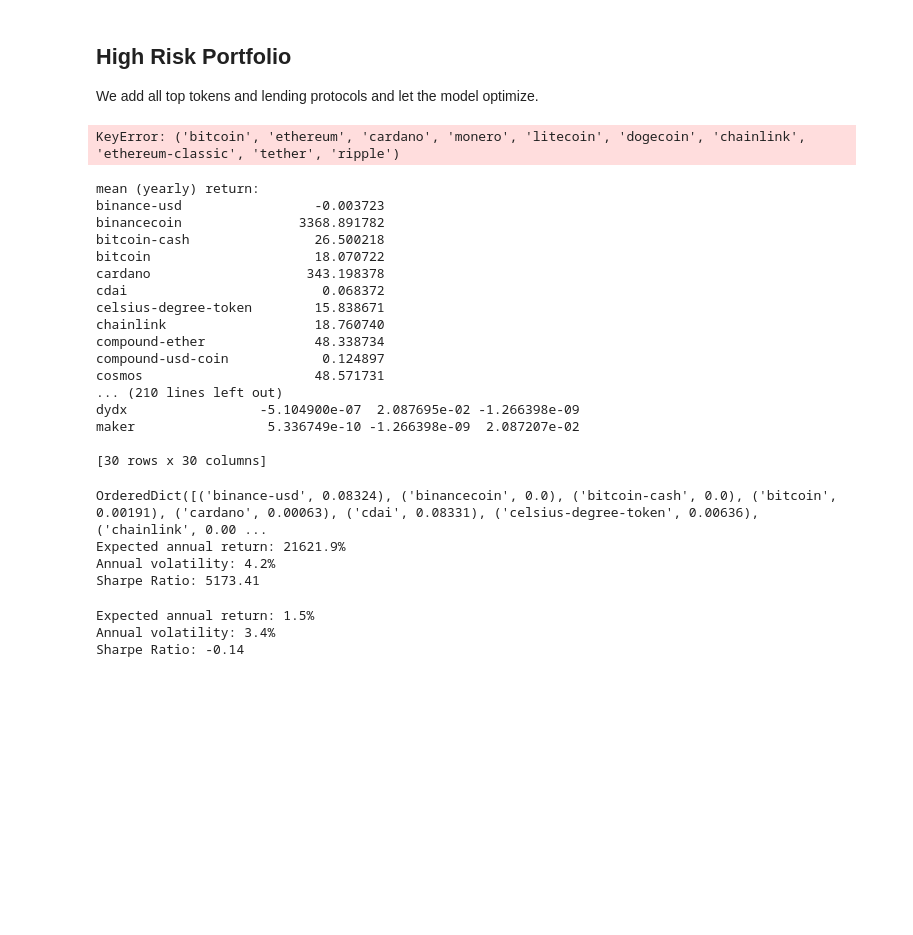
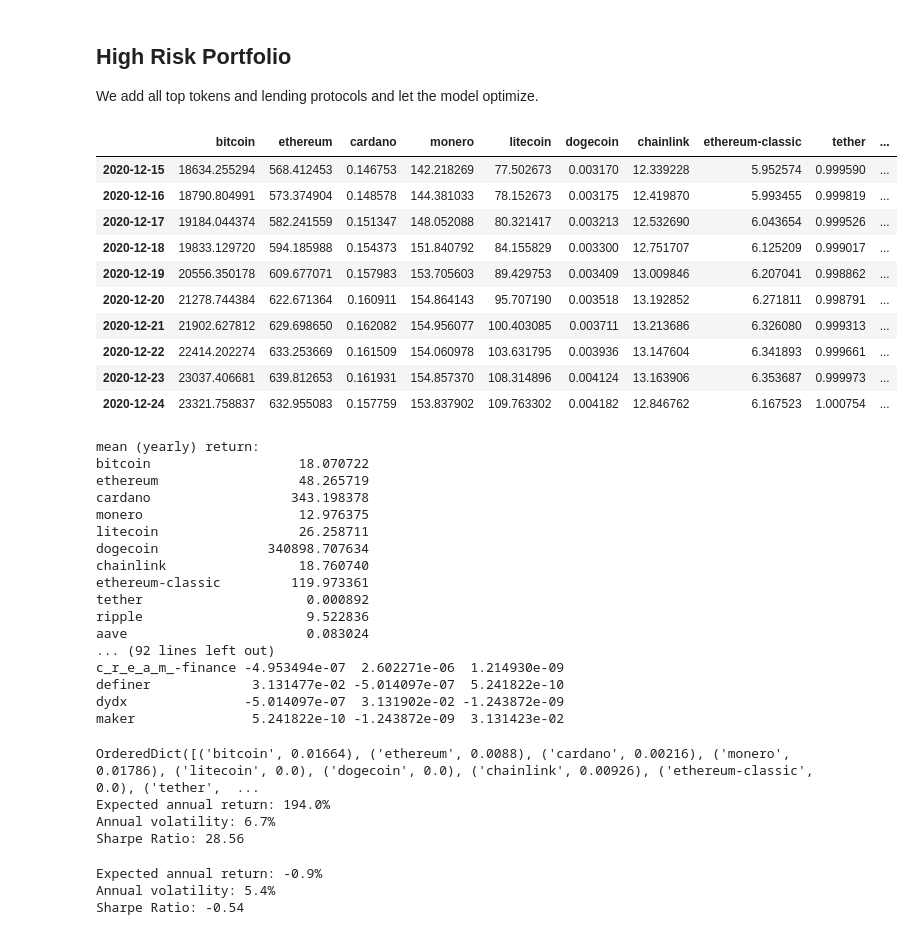
Before and after one commit to AffineLabs/contracts, a Jupyter notebook: notebook/adib/portfolio_opt.ipynb, the cells around one changed output. Saved outputs shown, nothing was run; the diff lists cells and outputs as text; code cells hidden in the pictures; blank space fills up the shorter version.

```diff
--- a/notebook/adib/portfolio_opt.ipynb
+++ b/notebook/adib/portfolio_opt.ipynb
@@ -498,16 +498,26 @@ Sharpe Ratio: 1.33
 We add all top tokens and lending protocols and let the model optimize.
 # %%
 # merge coin and amm datasets
-assets_df = pd.merge(coin_df["bitcoin", "ethereum", "cardano", "monero", "litecoin", "dogecoin",
-                             "chainlink", "ethereum-classic", "tether", "ripple"], amm_returns_df,
+assets_df = pd.merge(coin_df[["bitcoin", "ethereum", "cardano", "monero", "litecoin", "dogecoin",
+                             "chainlink", "ethereum-classic", "tether", "ripple"]], amm_returns_df,
                      left_index=True, right_index=True, how="inner")
 # split data into train and test
 train_df = assets_df[assets_df.index < datetime.strptime('2021-04-26', '%Y-%m-%d').date()]
 test_df = assets_df[assets_df.index >= datetime.strptime('2021-04-26', '%Y-%m-%d').date()]
 
 train_df.head(10)
 # %% [output]
-KeyError: ('bitcoin', 'ethereum', 'cardano', 'monero', 'litecoin', 'dogecoin', 'chainlink', 'ethereum-classic', 'tether', 'ripple')
+|  | bitcoin | ethereum | cardano | monero | litecoin | dogecoin | chainlink | ethereum-classic | tether | ... |
+| 2020-12-15 | 18634.255294 | 568.412453 | 0.146753 | 142.218269 | 77.502673 | 0.003170 | 12.339228 | 5.952574 | 0.999590 | ... |
+| 2020-12-16 | 18790.804991 | 573.374904 | 0.148578 | 144.381033 | 78.152673 | 0.003175 | 12.419870 | 5.993455 | 0.999819 | ... |
+| 2020-12-17 | 19184.044374 | 582.241559 | 0.151347 | 148.052088 | 80.321417 | 0.003213 | 12.532690 | 6.043654 | 0.999526 | ... |
+| 2020-12-18 | 19833.129720 | 594.185988 | 0.154373 | 151.840792 | 84.155829 | 0.003300 | 12.751707 | 6.125209 | 0.999017 | ... |
+| 2020-12-19 | 20556.350178 | 609.677071 | 0.157983 | 153.705603 | 89.429753 | 0.003409 | 13.009846 | 6.207041 | 0.998862 | ... |
+| 2020-12-20 | 21278.744384 | 622.671364 | 0.160911 | 154.864143 | 95.707190 | 0.003518 | 13.192852 | 6.271811 | 0.998791 | ... |
+| 2020-12-21 | 21902.627812 | 629.698650 | 0.162082 | 154.956077 | 100.403085 | 0.003711 | 13.213686 | 6.326080 | 0.999313 | ... |
+| 2020-12-22 | 22414.202274 | 633.253669 | 0.161509 | 154.060978 | 103.631795 | 0.003936 | 13.147604 | 6.341893 | 0.999661 | ... |
+| 2020-12-23 | 23037.406681 | 639.812653 | 0.161931 | 154.857370 | 108.314896 | 0.004124 | 13.163906 | 6.353687 | 0.999973 | ... |
+| 2020-12-24 | 23321.758837 | 632.955083 | 0.157759 | 153.837902 | 109.763302 | 0.004182 | 12.846762 | 6.167523 | 1.000754 | ... |
 # %%
 # expected return
 mu = mean_historical_return(train_df, frequency=365)
@@ -523,22 +533,22 @@ ef.add_constraint(lambda w: w[0]+w[1] <= 0.2)
 ef.add_constraint(lambda w: w[-1] <= 0.05)
 # %% [output]
 mean (yearly) return:
-binance-usd                 -0.003723
-binancecoin               3368.891782
-bitcoin-cash                26.500218
-bitcoin                     18.070722
-cardano                    343.198378
-cdai                         0.068372
-celsius-degree-token        15.838671
-chainlink                   18.760740
-compound-ether              48.338734
-compound-usd-coin            0.124897
-cosmos                      48.571731
-... (210 lines left out)
-dydx                 -5.104900e-07  2.087695e-02 -1.266398e-09
-maker                 5.336749e-10 -1.266398e-09  2.087207e-02
-
-[30 rows x 30 columns]
+bitcoin                   18.070722
+ethereum                  48.265719
+cardano                  343.198378
+monero                    12.976375
+litecoin                  26.258711
+dogecoin              340898.707634
+chainlink                 18.760740
+ethereum-classic         119.973361
+tether                     0.000892
+ripple                     9.522836
+aave                       0.083024
+... (92 lines left out)
+c_r_e_a_m_-finance -4.953494e-07  2.602271e-06  1.214930e-09
+definer             3.131477e-02 -5.014097e-07  5.241822e-10
+dydx               -5.014097e-07  3.131902e-02 -1.243872e-09
+maker               5.241822e-10 -1.243872e-09  3.131423e-02
 # %%
 weights = ef.efficient_return(target_return=.20)
 cleaned_weights = ef.clean_weights()
@@ -548,10 +558,10 @@ _ = portfolio_performance(
     weights, mu, S, verbose=True, risk_free_rate=0.02
 )
 # %% [output]
-OrderedDict([('binance-usd', 0.08324), ('binancecoin', 0.0), ('bitcoin-cash', 0.0), ('bitcoin', 0.00191), ('cardano', 0.00063), ('cdai', 0.08331), ('celsius-degree-token', 0.00636), ('chainlink', 0.00 ...
-Expected annual return: 21621.9%
-Annual volatility: 4.2%
-Sharpe Ratio: 5173.41
+OrderedDict([('bitcoin', 0.01664), ('ethereum', 0.0088), ('cardano', 0.00216), ('monero', 0.01786), ('litecoin', 0.0), ('dogecoin', 0.0), ('chainlink', 0.00926), ('ethereum-classic', 0.0), ('tether',  ...
+Expected annual return: 194.0%
+Annual volatility: 6.7%
+Sharpe Ratio: 28.56
 # %%
 # expected return
 mu_test = mean_historical_return(test_df, frequency=365)
@@ -561,6 +571,6 @@ _ = portfolio_performance(
     weights, mu_test, S_test, verbose=True, risk_free_rate=0.02
 )
 # %% [output]
-Expected annual return: 1.5%
-Annual volatility: 3.4%
-Sharpe Ratio: -0.14
+Expected annual return: -0.9%
+Annual volatility: 5.4%
+Sharpe Ratio: -0.54
```
